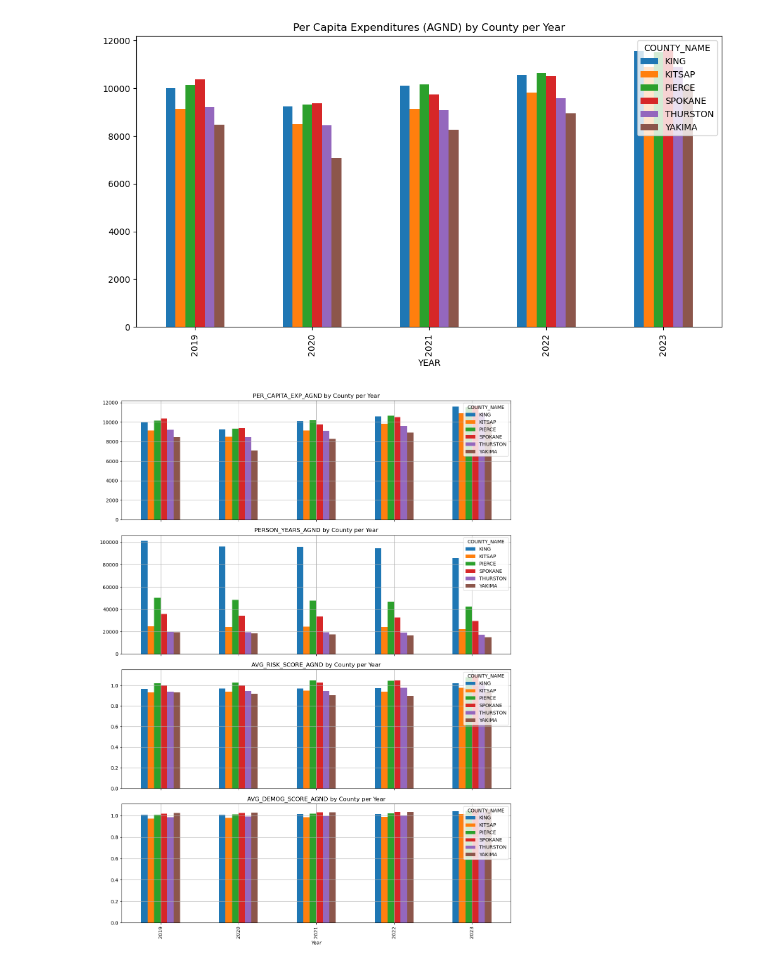
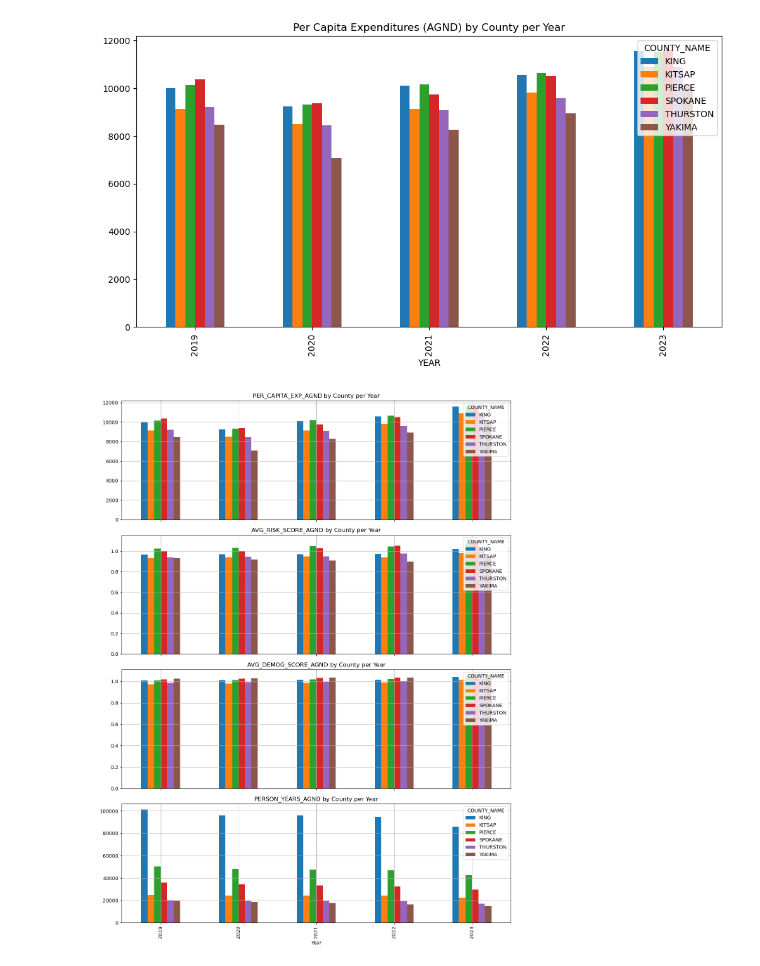
Before and after one commit to ainsleylaiuw/multicare-CMS-analysis, a Jupyter notebook: Analysis.ipynb, the cells around one changed output. Saved outputs shown, nothing was run; the diff lists cells and outputs as text; code cells hidden in the pictures.

```diff
--- a/Analysis.ipynb
+++ b/Analysis.ipynb
@@ -287,30 +287,28 @@ pivot.plot(kind='bar', figsize=(12, 6), title='Per Capita Expenditures (AGND) by
 # %%
 
 # Plotting each AGND column as a separate subplot
-agnd_columns = [
-    'PER_CAPITA_EXP_AGND',
-    'PERSON_YEARS_AGND',
-    'AVG_RISK_SCORE_AGND',
-    'AVG_DEMOG_SCORE_AGND'
-]
+# agnd_columns = [col for col in df.columns if col.endswith('_AGND') | col.endswith('_AGDU') | col.endswith('_DIS') | col.endswith('_ESRD')]
+# fig, axs = plt.subplots(len(agnd_columns), 1, figsize=(12, 36), sharex=True)
 
+agnd_columns = [col for col in df.columns if col.endswith('_AGND')]
 fig, axs = plt.subplots(len(agnd_columns), 1, figsize=(12, 16), sharex=True)
+
 
 for i, col in enumerate(agnd_columns):
     # for county in df['COUNTY_NAME'].unique():
     #     subset = df[df['COUNTY_NAME'] == county]
     #     axs[i].plot(subset['YEAR'], subset[col], marker='o', label=county)
 
     pivot = df.pivot(index='YEAR', columns='COUNTY_NAME', values=col)
     pivot.plot(kind='bar', title=f'{col} by County per Year', ax=axs[i])
 
     # axs[i].set_title(col)
     # axs[i].set_ylabel(col)
     # axs[i].legend(loc='best')
     axs[i].grid(True)
 
 axs[-1].set_xlabel('Year')
 plt.tight_layout()
 plt.show()
 # %% [output]
-[figure, old version]
+[figure, new version]
```
Also changed, not shown: parts of 1 cell of this notebook.
